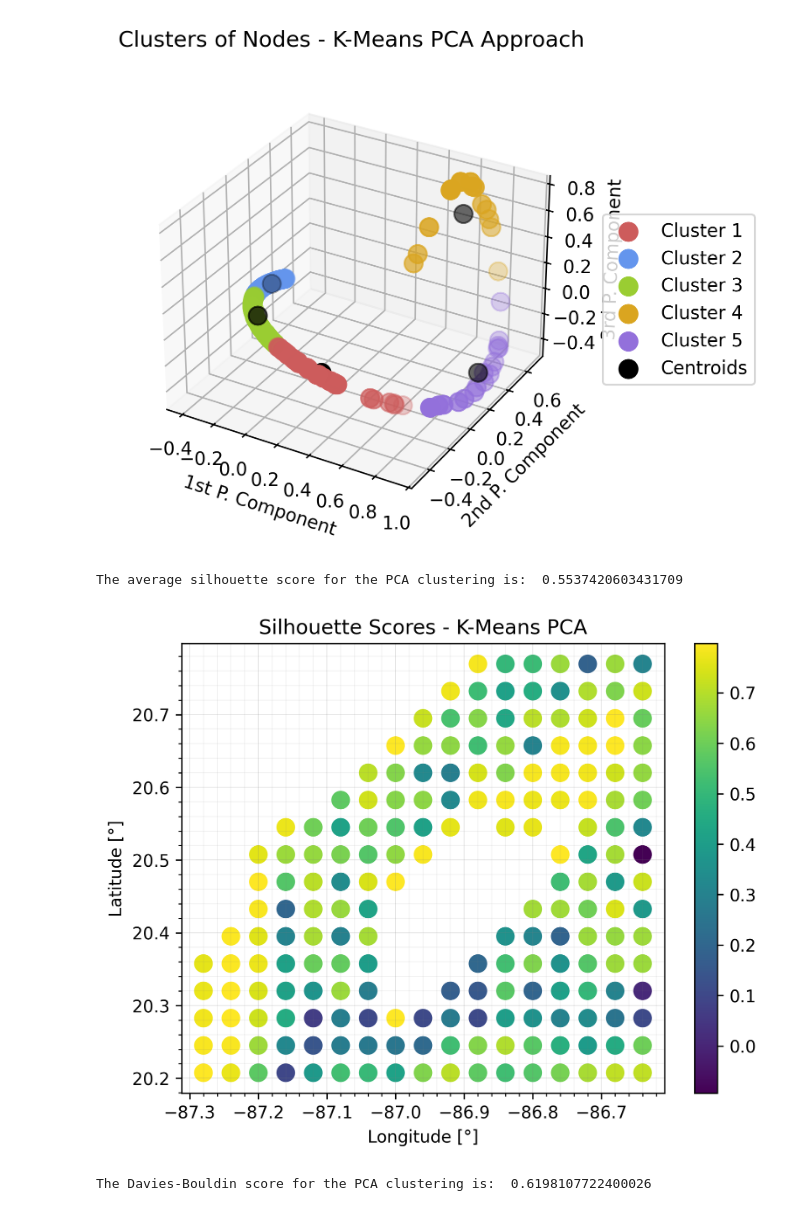
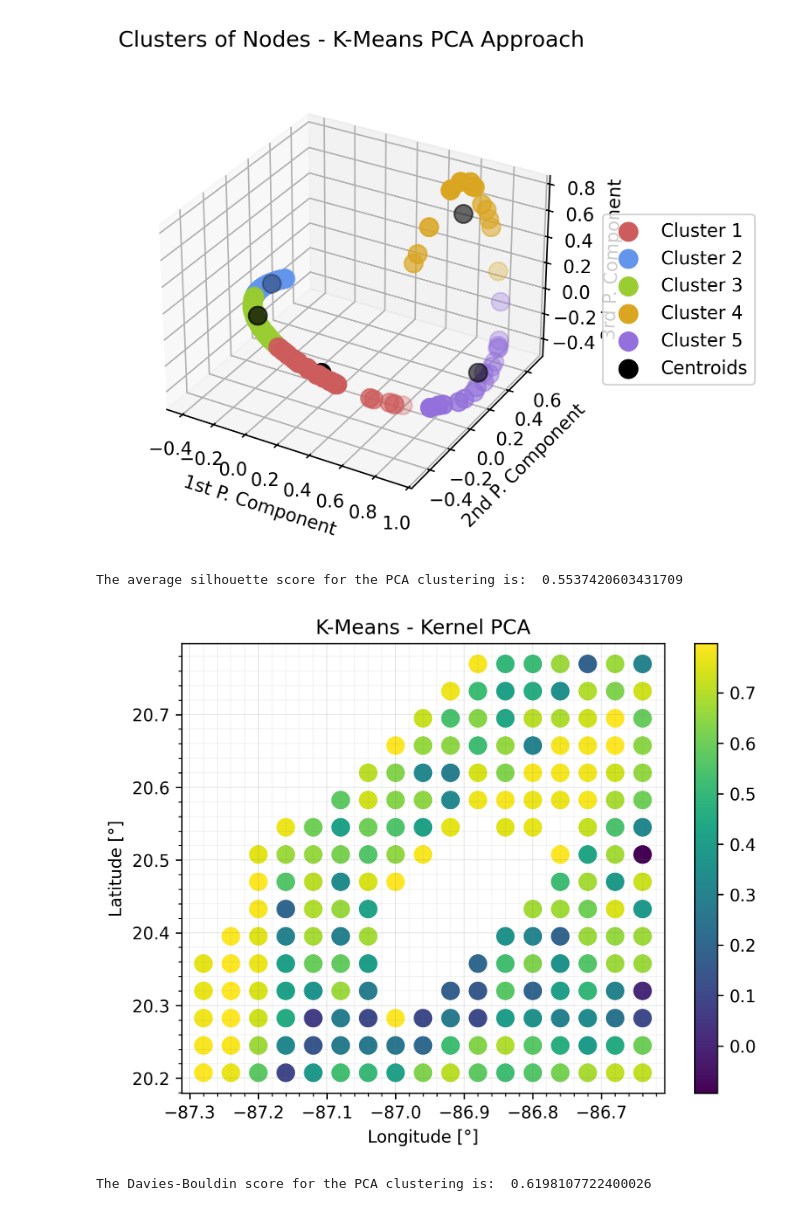
Before and after one commit to gcanop120/Clustering_Nodes_for_Time_Series, a Jupyter notebook: clustering techniques.ipynb, the cells around one changed output. Cells and saved outputs as stored; diff of their text form; code cells hidden in the pictures.

Commit message:
updated: names for clustering and silhoutte plots changed

```diff
--- a/clustering techniques.ipynb
+++ b/clustering techniques.ipynb
@@ -205,22 +205,22 @@ plt.savefig("KMeans_Clustering_PCA_3D.png", bbox_inches='tight')
 # %%
 # Compute the silhouette scores for the PCA clustering.
 silhoutte_values_pca = silhouette_samples(X_kmean_pca, y_kmeans_pca)
 silhoutte_avg_pca = silhouette_score(X_kmean_pca, y_kmeans_pca)
 print("The average silhouette score for the PCA clustering is: ", silhoutte_avg_pca)
 
 plt.figure(figsize=(6.4, 4.8), dpi=300)
 plt.scatter(time_series_features["Longitude"], time_series_features["Latitude"], c=silhoutte_values_pca, s=100, cmap='viridis')
-plt.title('Silhouette Scores - K-Means PCA', fontsize=12)
+plt.title('K-Means - Kernel PCA', fontsize=12)
 plt.xlabel('Longitude [°]', fontsize=10)
 plt.ylabel('Latitude [°]', fontsize=10)
 plt.minorticks_on()
 plt.grid(which='major', linestyle='-', linewidth='0.5', color='grey', alpha=0.20)
 plt.grid(which='minor', linestyle='-', linewidth='0.5', color='grey', alpha=0.10)
 plt.colorbar()
 plt.savefig("Silhouette_Scores_KMeans_PCA.png", bbox_inches='tight')
 # %% [output]
 The average silhouette score for the PCA clustering is:  0.5537420603431709
-[figure, old version]
+[figure, new version]
 # %%
 # Compute the Davies-Bouldin score for the PCA clustering.
 davies_bouldin_pca = davies_bouldin_score(X_kmean_pca, y_kmeans_pca)
```
Also changed, not shown: parts of 3 cells of this notebook, 4 other files.
